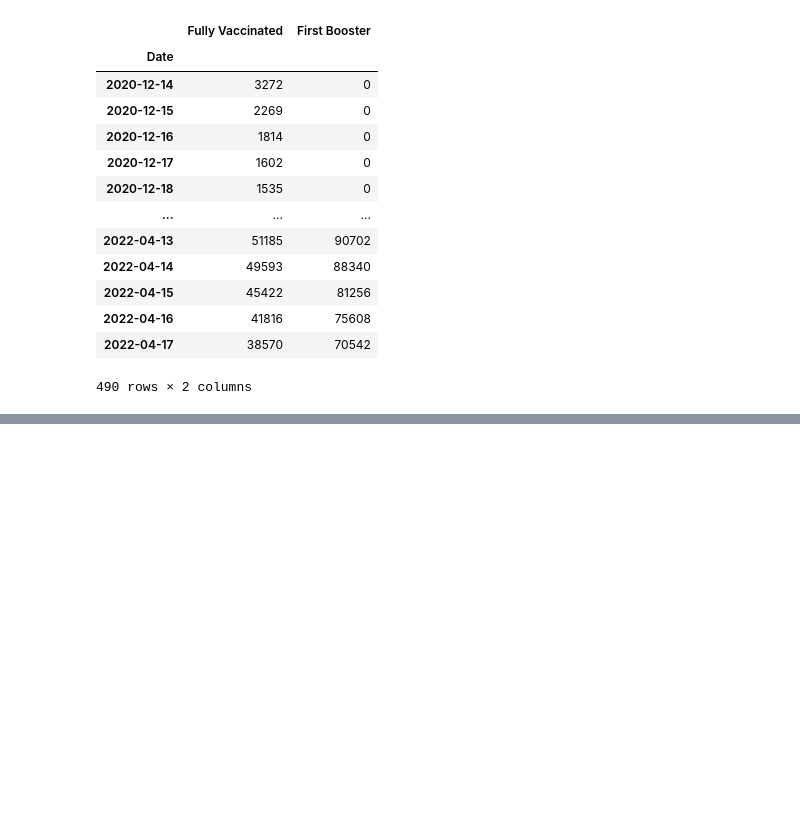
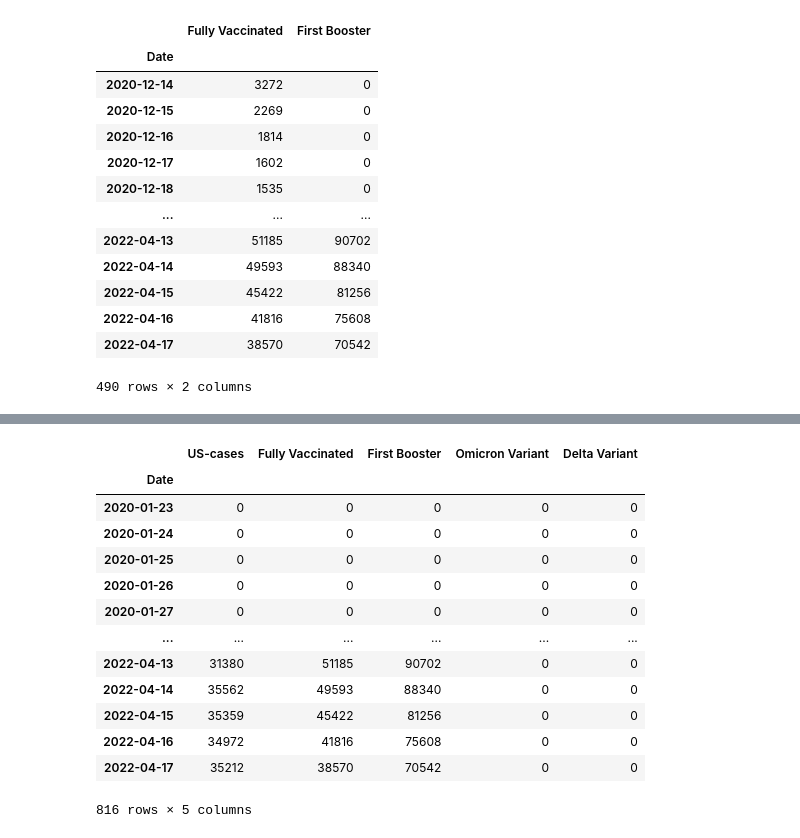
Before and after one commit to shivavsrivastava/Covid19_Visualization, a Jupyter notebook: Covid19_Visualization.ipynb, the cells around one changed output, grey strips where cells are left out. Cells and saved outputs as stored; diff of their text form; code cells hidden in the pictures; blank space fills up the shorter version.

```diff
--- a/Covid19_Visualization.ipynb
+++ b/Covid19_Visualization.ipynb
@@ -496,3 +496,30 @@ vaccine_us.plot_bokeh()
 [interactive output not drawn]
 [interactive output not drawn]
 [interactive output not drawn]
+# %%
+vaccine_us_df = pd.merge(us_cases, vaccine_us, how='outer', left_index=True, right_index=True)
+vaccine_us_df = vaccine_us_df.fillna(0).astype(int)
+# Start a column for Omicron variant
+vaccine_us_df['Omicron Variant'] = 0
+vaccine_us_df.loc['2021-11-22', 'Omicron Variant'] = max(vaccine_us_df['Fully Vaccinated']) + 1000
+
+# Start a column for Delta variant
+vaccine_us_df['Delta Variant'] = 0
+vaccine_us_df.loc['2021-4-15', 'Delta Variant'] = max(vaccine_us_df['Fully Vaccinated']) + 1000
+vaccine_us_df.head(20)
+vaccine_us_df
+# %% [output]
+|  | US-cases | Fully Vaccinated | First Booster | Omicron Variant | Delta Variant |
+| Date |  |  |  |  |  |
+| 2020-01-23 | 0 | 0 | 0 | 0 | 0 |
+| 2020-01-24 | 0 | 0 | 0 | 0 | 0 |
+| 2020-01-25 | 0 | 0 | 0 | 0 | 0 |
+| 2020-01-26 | 0 | 0 | 0 | 0 | 0 |
+| 2020-01-27 | 0 | 0 | 0 | 0 | 0 |
+| ... | ... | ... | ... | ... | ... |
+| 2022-04-13 | 31380 | 51185 | 90702 | 0 | 0 |
+| 2022-04-14 | 35562 | 49593 | 88340 | 0 | 0 |
+| 2022-04-15 | 35359 | 45422 | 81256 | 0 | 0 |
+| 2022-04-16 | 34972 | 41816 | 75608 | 0 | 0 |
+| 2022-04-17 | 35212 | 38570 | 70542 | 0 | 0 |
+816 rows × 5 columns
```
Also changed, not shown: parts of 3 cells of this notebook, 4 other files.
